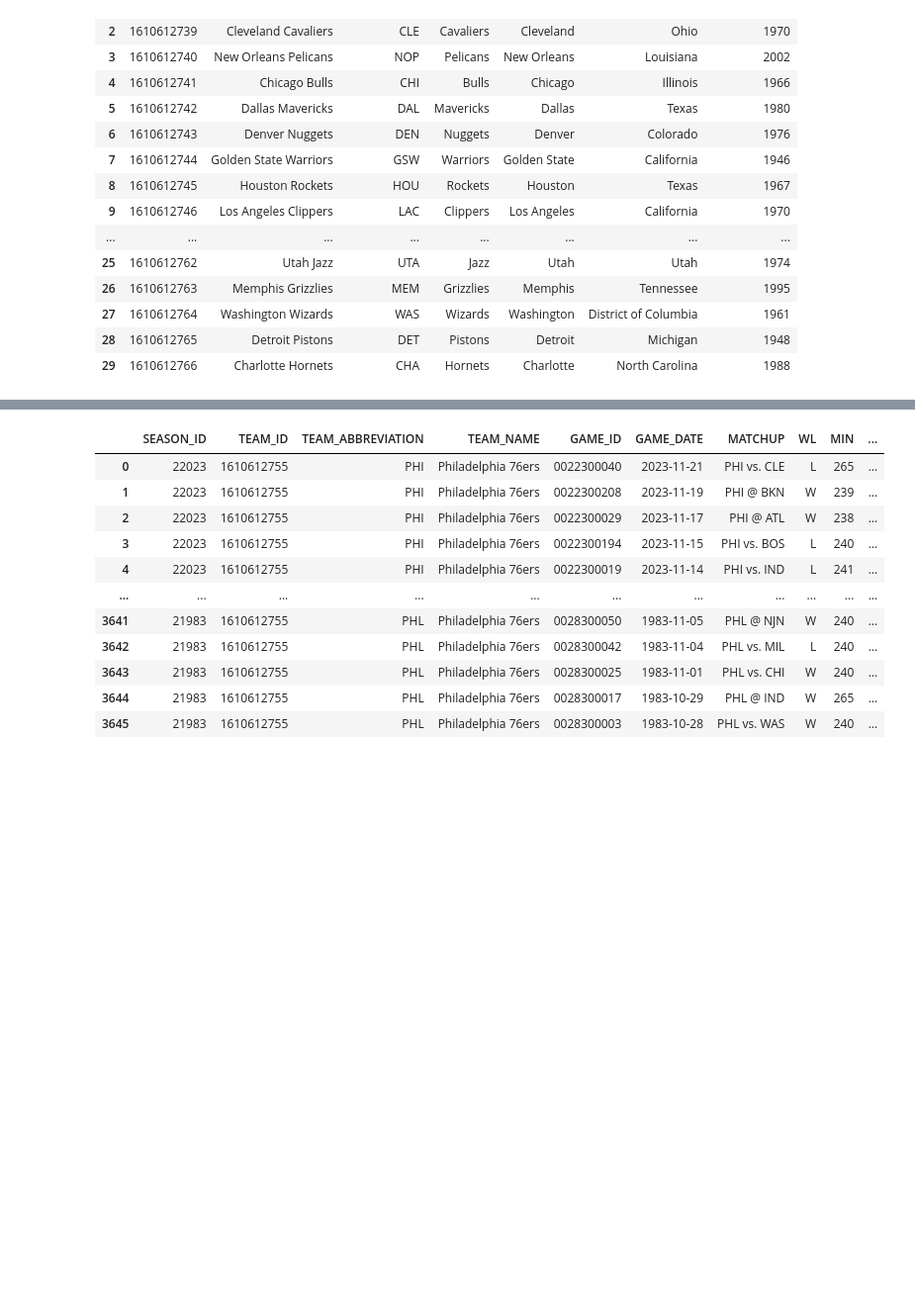
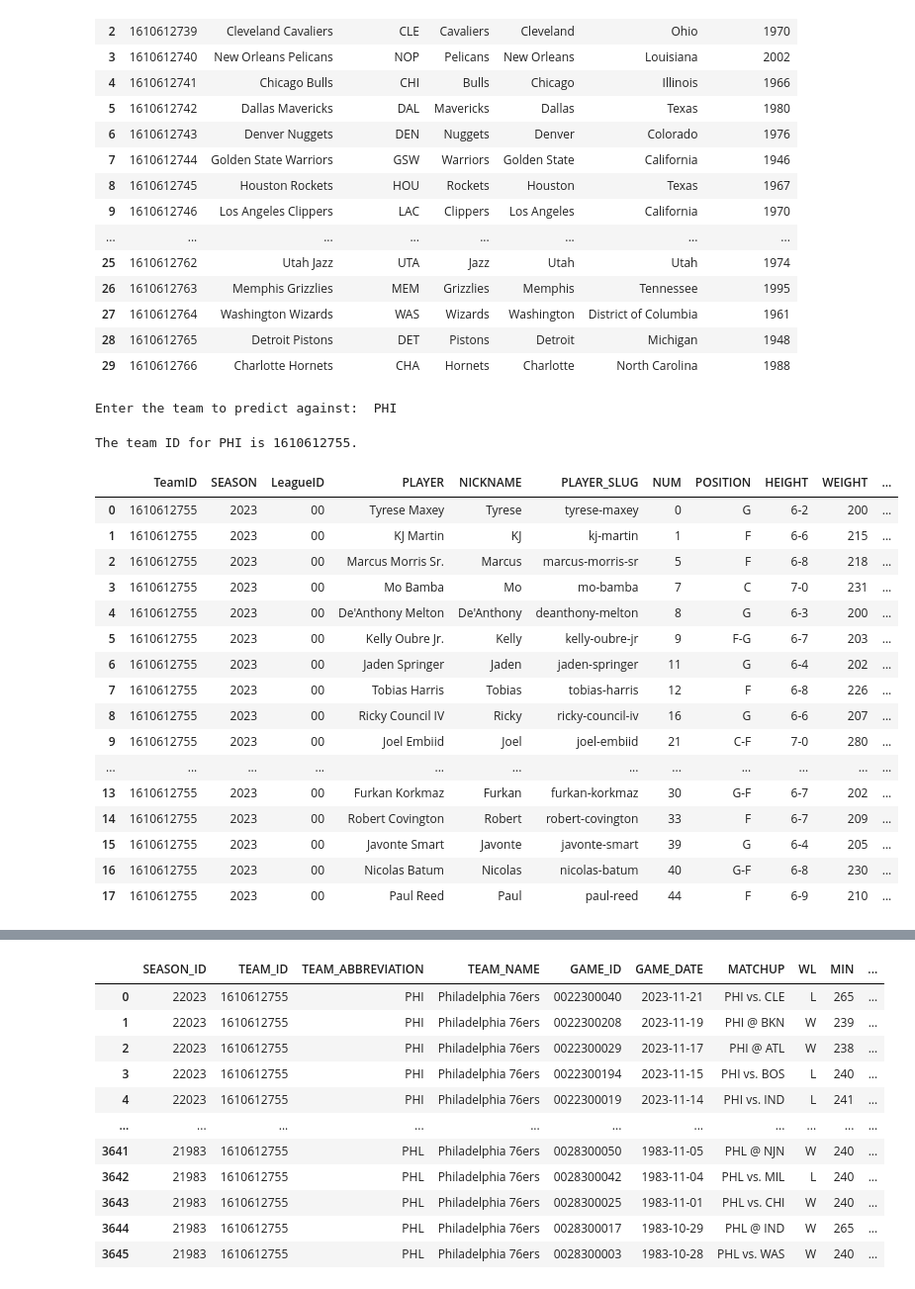
Before and after one commit to dulsilva/Project4_team9_NBAStats, a Jupyter notebook: Max's Code/team_scouting.ipynb, the cells around one changed output, grey strips where cells are left out. Shown at 99% size. Drawn from its saved outputs; the diff is of its cells as text; code cells hidden in the pictures; blank space fills up the shorter version.

Commit message:
Updated team scouting file

```diff
--- a/Max's Code/team_scouting.ipynb
+++ b/Max's Code/team_scouting.ipynb
@@ -37,4 +33,46 @@ teams_df
 | 27 | 1610612764 | Washington Wizards | WAS | Wizards | Washington | District of Columbia | 1961 |
 | 28 | 1610612765 | Detroit Pistons | DET | Pistons | Detroit | Michigan | 1948 |
 | 29 | 1610612766 | Charlotte Hornets | CHA | Hornets | Charlotte | North Carolina | 1988 |
+# %%
+# Specify the team name you're interested in analyzing
+team_abbreviation = input("Enter the team to predict against: ")
+# %% [output]
+Enter the team to predict against:  PHI
+# %%
+# ROSTERS
+
+team_id = teams_df.loc[teams_df['abbreviation'] == team_abbreviation, 'id'].iloc[0]
+team_id = get_team_id(team_abbreviation)
+print(f"The team ID for {team_abbreviation} is {team_id}.")
+teamfinder = commonteamroster.CommonTeamRoster(team_id=team_id, league_id_nullable='00')
+teams = teamfinder.get_data_frames()[0]
+team_id = teams['TeamID'].unique().tolist()
+team_ids = teams['TeamID'].unique().tolist()
+teams_roster=[]
+for team_id in team_ids:
+    player_stats_data = commonteamroster.CommonTeamRoster(season='2023-24', team_id=team_id)   # <--- ADD YOUR season parameter!
+    df = player_stats_data.common_team_roster.get_data_frame()
+    df['TeamID'] = team_id
+    teams_roster.append(df)
+
+df
+# %% [output]
+The team ID for PHI is 1610612755.
+|  | TeamID | SEASON | LeagueID | PLAYER | NICKNAME | PLAYER_SLUG | NUM | POSITION | HEIGHT | WEIGHT | ... |
+| 0 | 1610612755 | 2023 | 00 | Tyrese Maxey | Tyrese | tyrese-maxey | 0 | G | 6-2 | 200 | ... |
+| 1 | 1610612755 | 2023 | 00 | KJ Martin | KJ | kj-martin | 1 | F | 6-6 | 215 | ... |
+| 2 | 1610612755 | 2023 | 00 | Marcus Morris Sr. | Marcus | marcus-morris-sr | 5 | F | 6-8 | 218 | ... |
+| 3 | 1610612755 | 2023 | 00 | Mo Bamba | Mo | mo-bamba | 7 | C | 7-0 | 231 | ... |
+| 4 | 1610612755 | 2023 | 00 | De'Anthony Melton | De'Anthony | deanthony-melton | 8 | G | 6-3 | 200 | ... |
+| 5 | 1610612755 | 2023 | 00 | Kelly Oubre Jr. | Kelly | kelly-oubre-jr | 9 | F-G | 6-7 | 203 | ... |
+| 6 | 1610612755 | 2023 | 00 | Jaden Springer | Jaden | jaden-springer | 11 | G | 6-4 | 202 | ... |
+| 7 | 1610612755 | 2023 | 00 | Tobias Harris | Tobias | tobias-harris | 12 | F | 6-8 | 226 | ... |
+| 8 | 1610612755 | 2023 | 00 | Ricky Council IV | Ricky | ricky-council-iv | 16 | G | 6-6 | 207 | ... |
+| 9 | 1610612755 | 2023 | 00 | Joel Embiid | Joel | joel-embiid | 21 | C-F | 7-0 | 280 | ... |
+| ... | ... | ... | ... | ... | ... | ... | ... | ... | ... | ... | ... |
+| 13 | 1610612755 | 2023 | 00 | Furkan Korkmaz | Furkan | furkan-korkmaz | 30 | G-F | 6-7 | 202 | ... |
+| 14 | 1610612755 | 2023 | 00 | Robert Covington | Robert | robert-covington | 33 | F | 6-7 | 209 | ... |
+| 15 | 1610612755 | 2023 | 00 | Javonte Smart | Javonte | javonte-smart | 39 | G | 6-4 | 205 | ... |
+| 16 | 1610612755 | 2023 | 00 | Nicolas Batum | Nicolas | nicolas-batum | 40 | G-F | 6-8 | 230 | ... |
+| 17 | 1610612755 | 2023 | 00 | Paul Reed | Paul | paul-reed | 44 | F | 6-9 | 210 | ... |
 # %%
```
Also changed, not shown: parts of 3 cells of this notebook.
